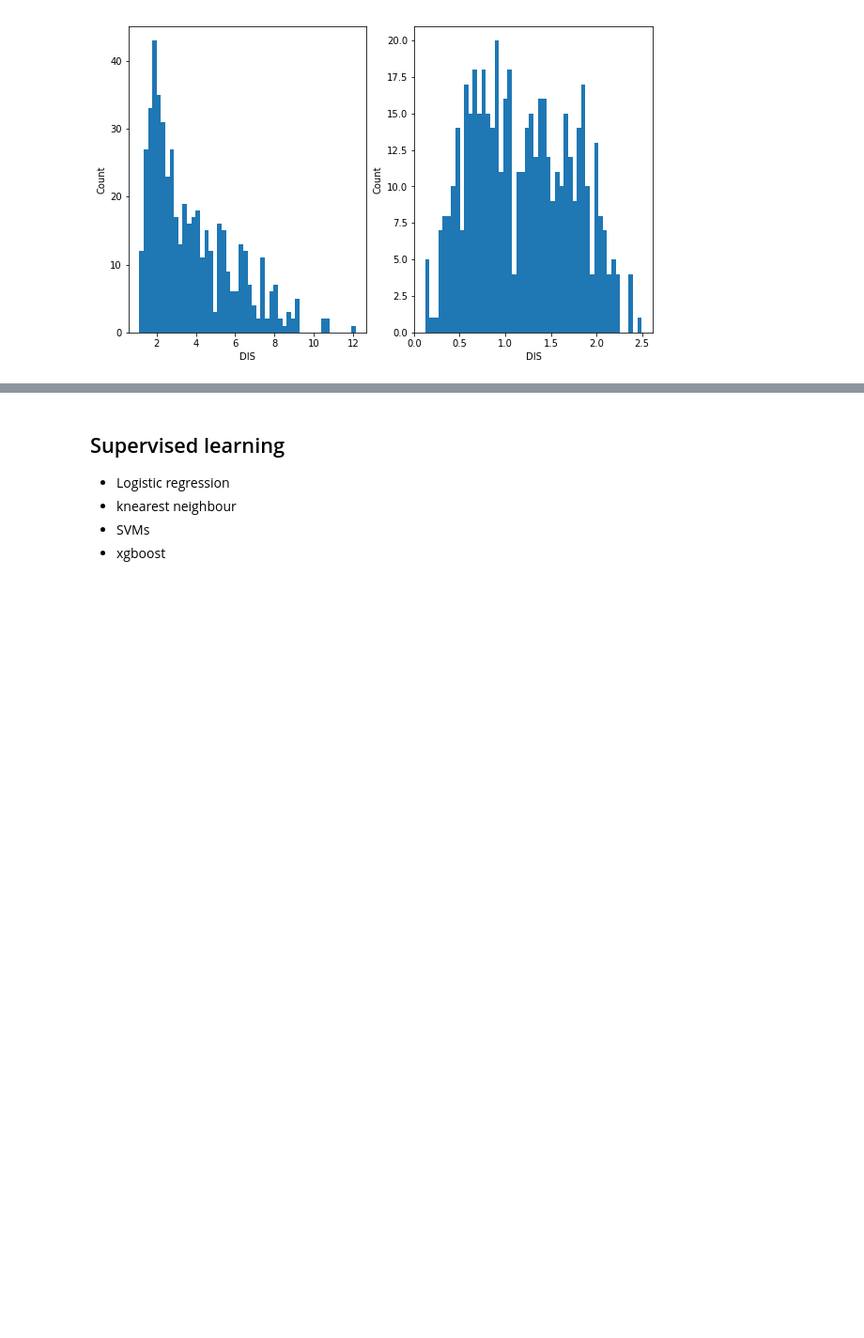
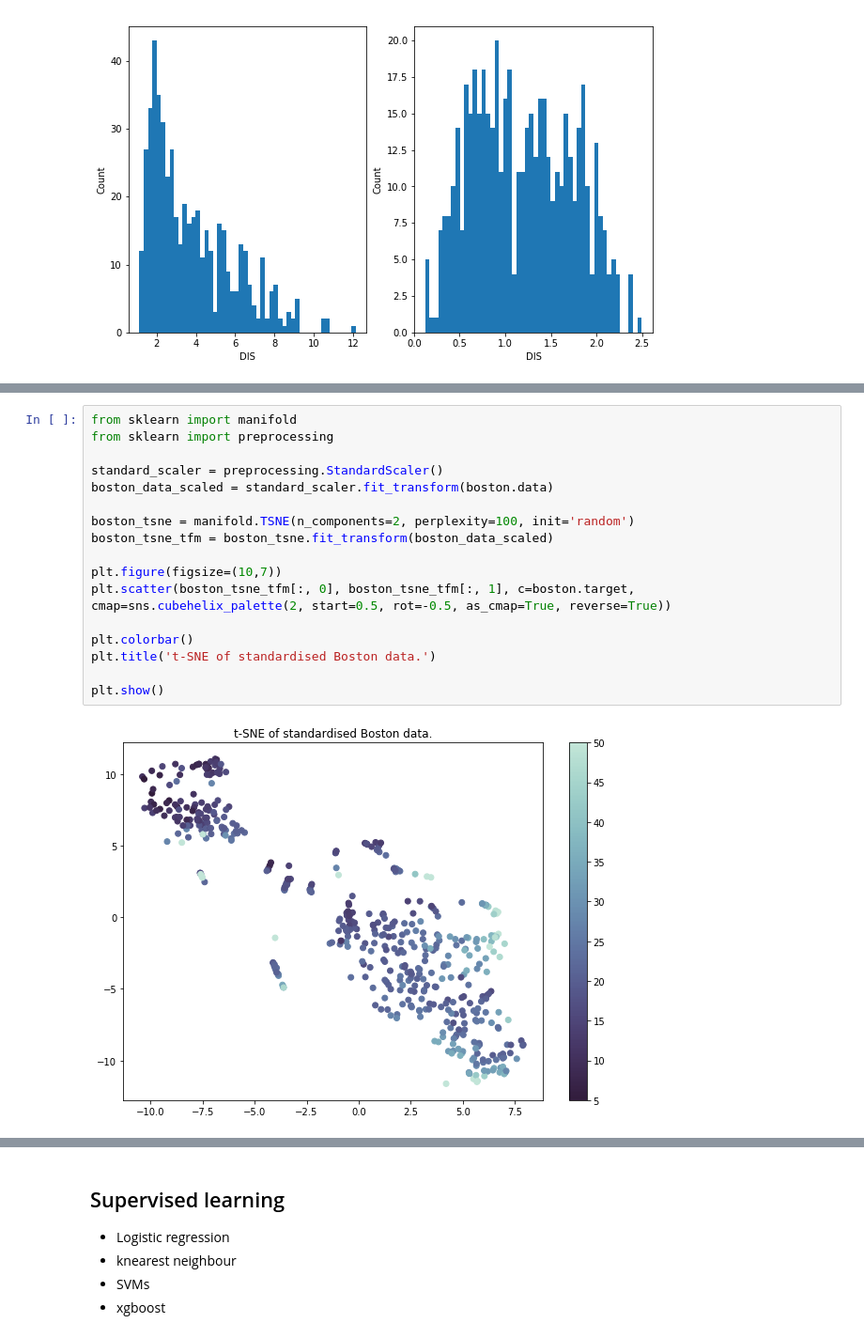
Before and after one commit to tjs23/python_ml_course, a Jupyter notebook: LMB_Python_Machine_Learning.ipynb, the cells around one changed output, grey strips where cells are left out. Shown at 94% size. Saved outputs shown, nothing was run; the diff lists cells and outputs as text; blank space fills up the shorter version.

```diff
--- a/LMB_Python_Machine_Learning.ipynb
+++ b/LMB_Python_Machine_Learning.ipynb
@@ -735,0 +779,19 @@ In many cases, you may come across a dataset with missing feature/target values.
+# %%
+from sklearn import manifold
+from sklearn import preprocessing
+
+standard_scaler = preprocessing.StandardScaler()
+boston_data_scaled = standard_scaler.fit_transform(boston.data)
+
+boston_tsne = manifold.TSNE(n_components=2, perplexity=100, init='random')
+boston_tsne_tfm = boston_tsne.fit_transform(boston_data_scaled)
+
+plt.figure(figsize=(10,7))
+plt.scatter(boston_tsne_tfm[:, 0], boston_tsne_tfm[:, 1], c=boston.target, cmap=sns.cubehelix_palette(2, start=0.5, rot=-0.5, as_cmap=True, reverse=True))
+
+plt.colorbar()
+plt.title('t-SNE of standardised Boston data.')
+
+plt.show()
+# %% [output]
+[figure, added]
```
Also changed, not shown: parts of 13 cells of this notebook, 1 other file.
